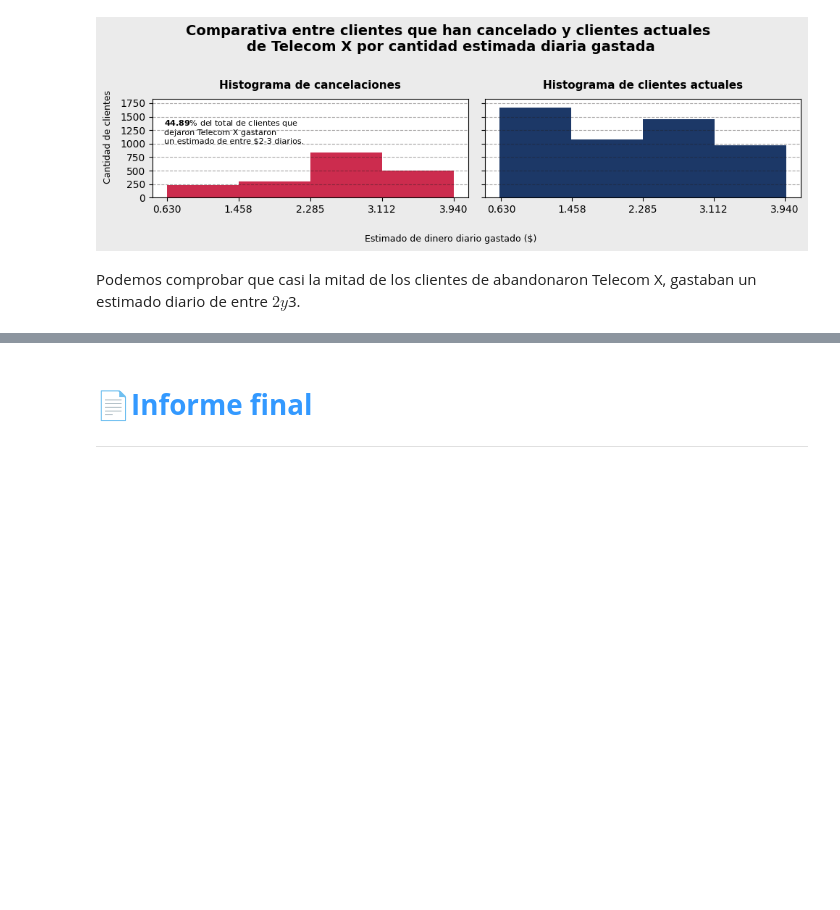
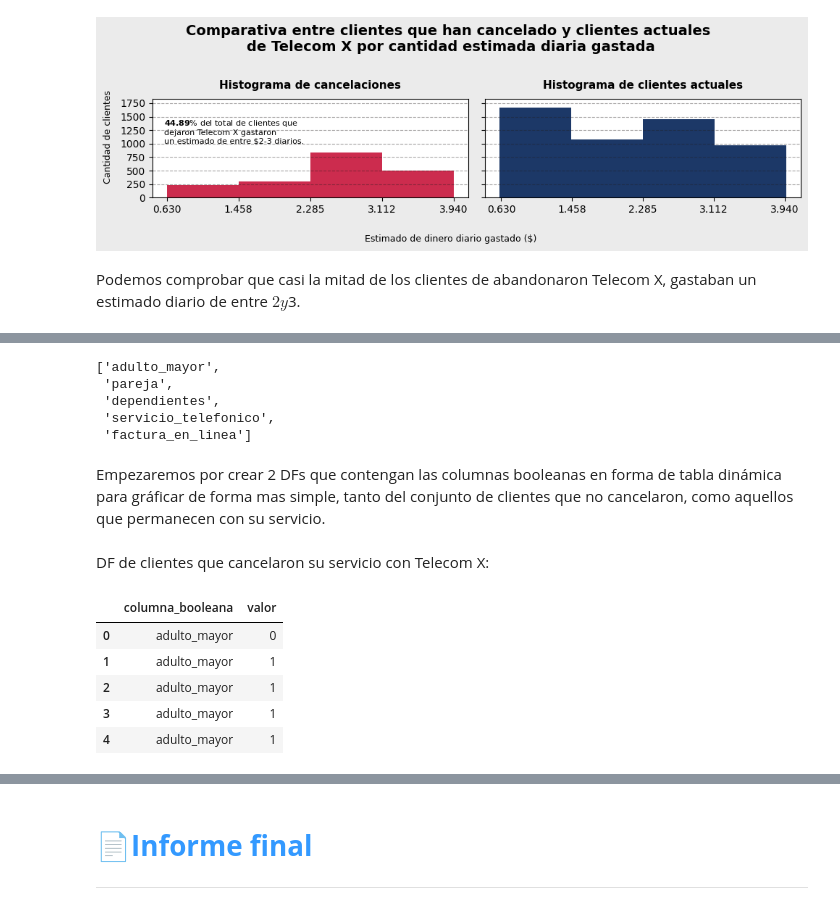
Before and after one commit to carloslozano-rg/challenge-telecom-x, a Jupyter notebook: TelecomX_LATAM.ipynb, the cells around one changed output, grey strips where cells are left out. Cells and saved outputs as stored; diff of their text form; code cells hidden in the pictures; blank space fills up the shorter version.

```diff
--- a/TelecomX_LATAM.ipynb
+++ b/TelecomX_LATAM.ipynb
@@ -1580,0 +1593,23 @@ Podemos comprobar que casi la mitad de los clientes de abandonaron Telecom X, ga
+# %%
+columnas_booleanas_estandarizadas = ['adulto_mayor', 'pareja', 'dependientes', 'servicio_telefonico', 'factura_en_linea']
+columnas_booleanas_estandarizadas
+# %% [output]
+['adulto_mayor',
+ 'pareja',
+ 'dependientes',
+ 'servicio_telefonico',
+ 'factura_en_linea']
+# %% [markdown]
+Empezaremos por crear 2 DFs que contengan las columnas booleanas en forma de tabla dinámica para gráficar de forma mas simple, tanto del conjunto de clientes que no cancelaron, como aquellos que permanecen con su servicio.
+# %% [markdown]
+DF de clientes que cancelaron su servicio con Telecom X:
+# %%
+df_melted_bool_cancelados = telecom_x_cancelado.melt(value_vars=columnas_booleanas_estandarizadas, var_name= 'columna_booleana', value_name='valor')
+df_melted_bool_cancelados.head()
+# %% [output]
+|  | columna_booleana | valor |
+| 0 | adulto_mayor | 0 |
+| 1 | adulto_mayor | 1 |
+| 2 | adulto_mayor | 1 |
+| 3 | adulto_mayor | 1 |
+| 4 | adulto_mayor | 1 |
```
Also changed, not shown: parts of 11 cells of this notebook.
